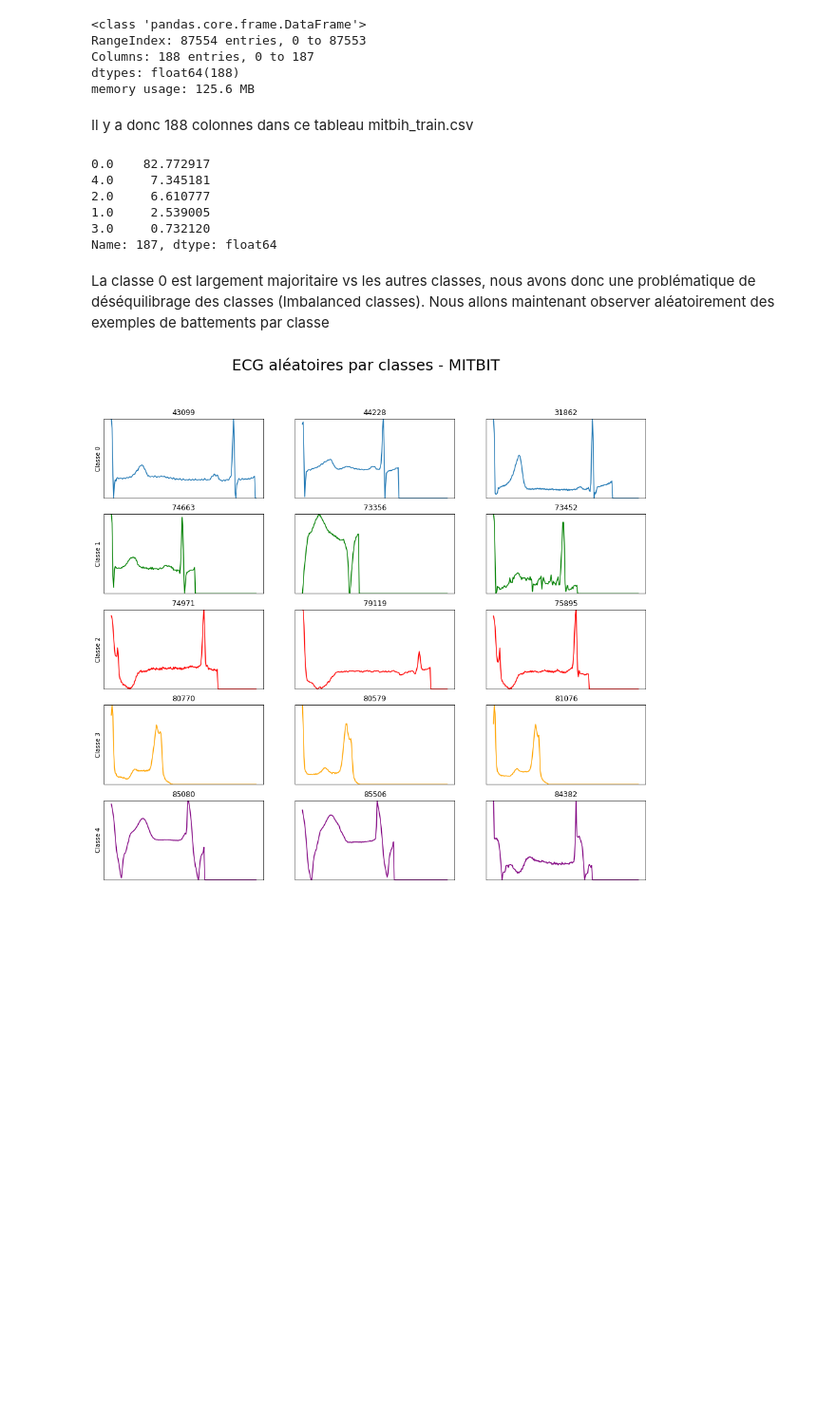
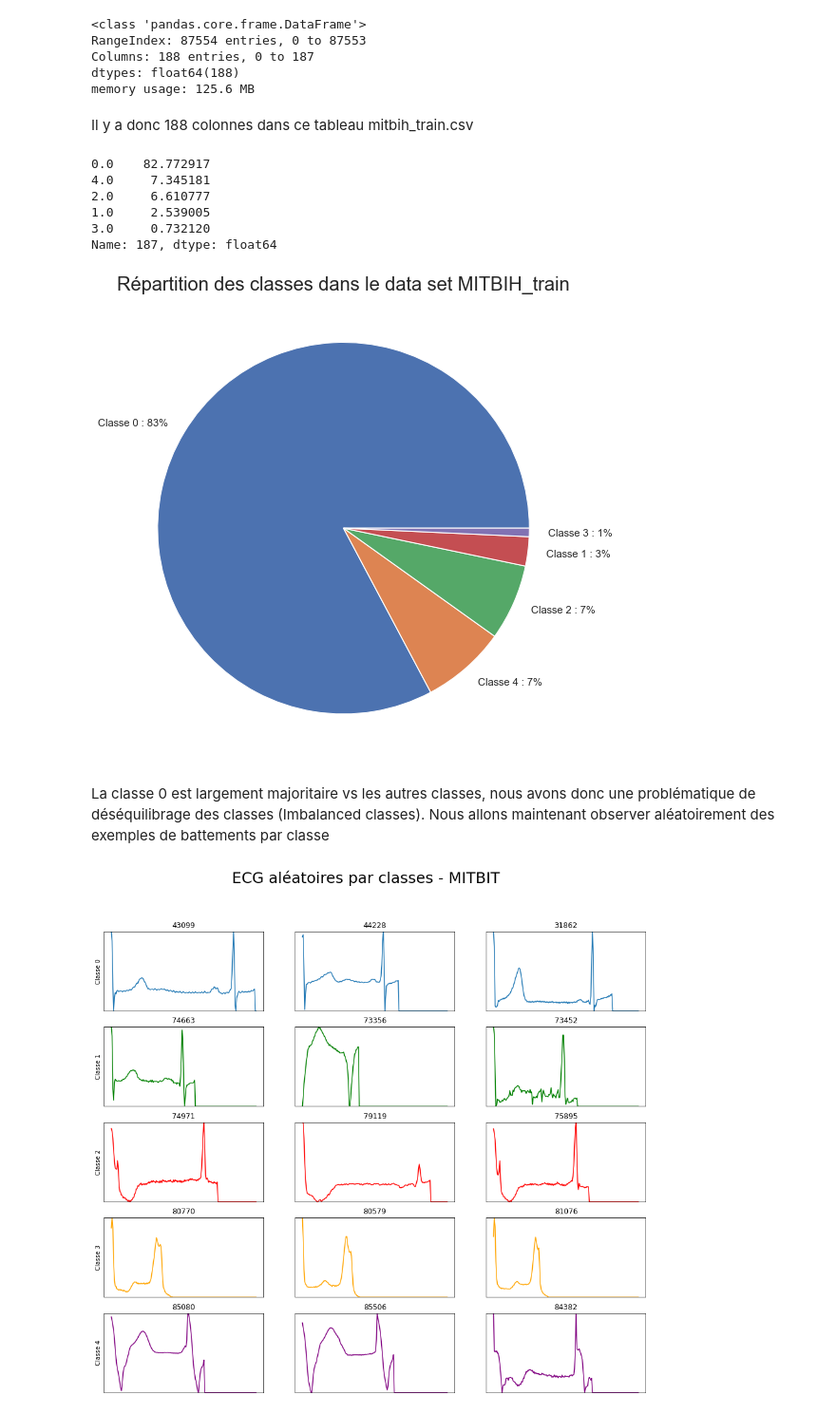
Before and after one commit to SamanthC/Pypitations, a Jupyter notebook: 1 - Exploration_ des_données.ipynb, the cells around one changed output. Shown at 95% size. Saved outputs shown, nothing was run; the diff lists cells and outputs as text; code cells hidden in the pictures; blank space fills up the shorter version.

Commit message:
Add files via upload
Ajout des pie charts

```diff
--- a/1 - Exploration_ des_données.ipynb
+++ b/1 - Exploration_ des_données.ipynb
@@ -46,8 +46,8 @@ RangeIndex: 87554 entries, 0 to 87553
 Columns: 188 entries, 0 to 187
 dtypes: float64(188)
 memory usage: 125.6 MB
-# %% [markdown]
-Il y a donc 188 colonnes dans ce tableau mitbih_train.csv
+# %% [markdown]
+Il y a donc 188 colonnes dans ce tableau mitbih_train.csv
 # %%
 mit_train.iloc[:,187].value_counts(normalize = True)*100
 # %% [output]
@@ -57,8 +57,23 @@ mit_train.iloc[:,187].value_counts(normalize = True)*100
 1.0     2.539005
 3.0     0.732120
 Name: 187, dtype: float64
-# %% [markdown]
-La classe 0 est largement majoritaire vs les autres classes, nous avons donc une problématique de déséquilibrage des classes (Imbalanced classes). Nous allons maintenant observer aléatoirement des exemples de battements par classe
+# %%
+liste = []
+
+for i in range(len(mit_train.iloc[:,-1].value_counts())):
+    x = "Classe {} : {}%".format(round(mit_train.iloc[:,-1].value_counts(normalize = True).index[i]), round(100*mit_train.iloc[:,-1].value_counts(normalize = True).iloc[i]))
+    liste.append(x)
+
+plt.figure(figsize = (16,9))
+sns.set_theme()
+plt.title("Répartition des classes dans le data set MITBIH_train", fontsize = 20)
+plt.pie(mit_train.iloc[:,-1].value_counts(), labels = liste);
+
+plt.savefig("pie_mit.png")
+# %% [output]
+[figure, added]
+# %% [markdown]
+La classe 0 est largement majoritaire vs les autres classes, nous avons donc une problématique de déséquilibrage des classes (Imbalanced classes). Nous allons maintenant observer aléatoirement des exemples de battements par classe
 # %%
 mit_train_0 = mit_train[mit_train.iloc[:,187]==0]
 mit_train_1 = mit_train[mit_train.iloc[:,187]==1]
```
Also changed, not shown: parts of 26 cells of this notebook.
